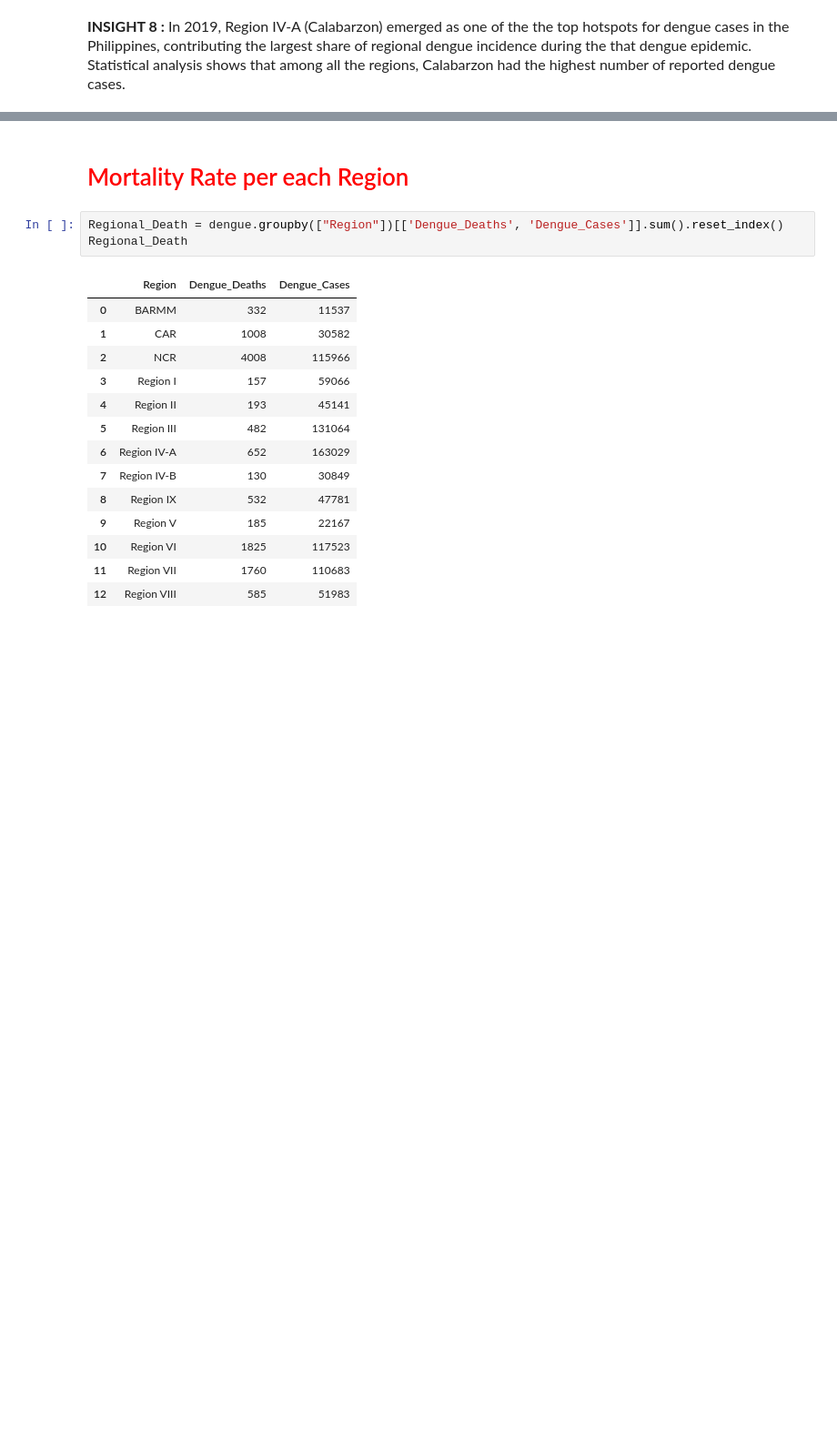
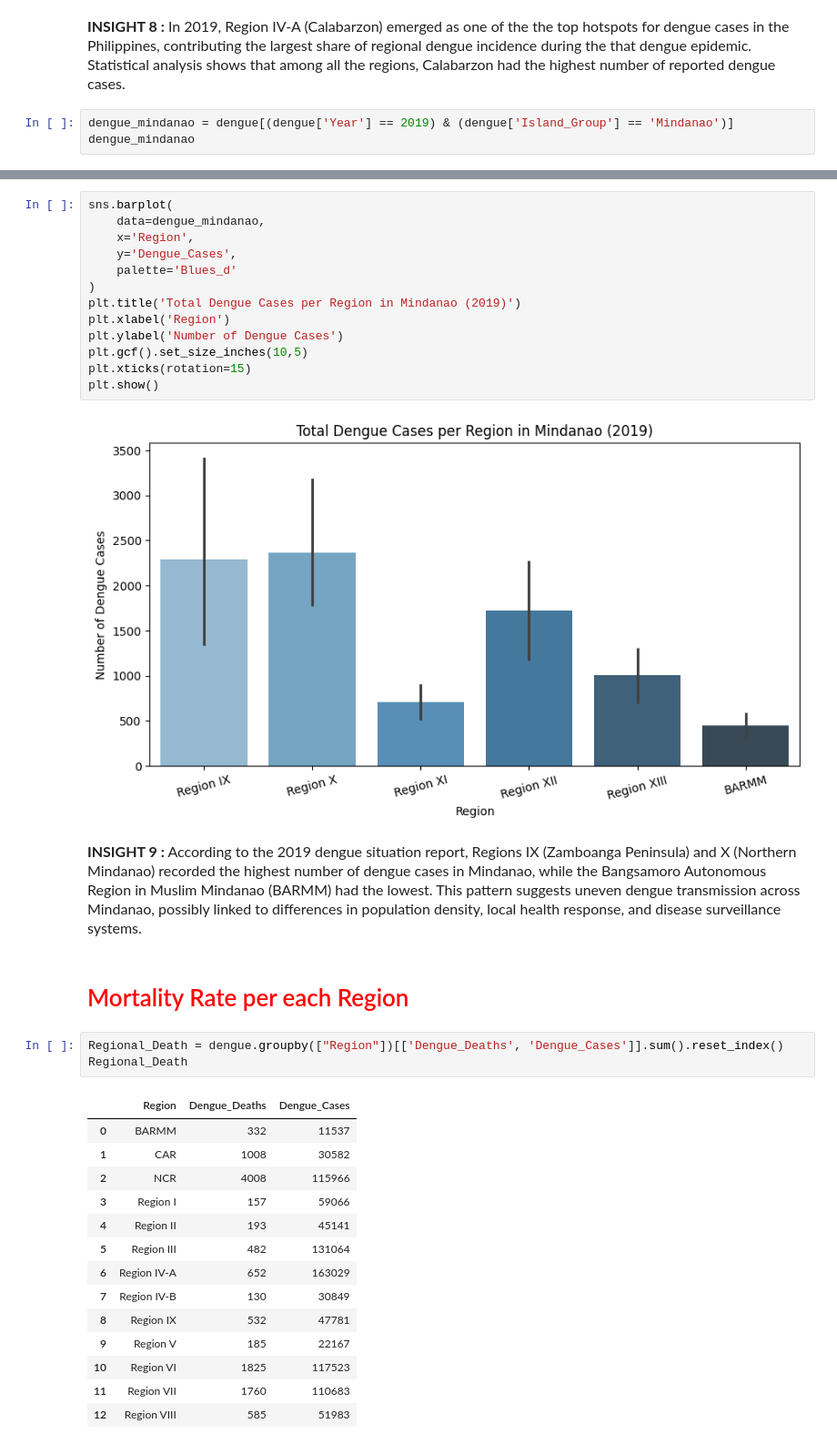
Before and after one commit to jshdnd16/ELEC303-DATA-ANALYTICS-DENADO, a Jupyter notebook: Project3_PH_Dengue.ipynb, the cells around one changed output, grey strips where cells are left out. Shown at 91% size. Saved outputs shown, nothing was run; the diff lists cells and outputs as text; blank space fills up the shorter version.

```diff
--- a/Project3_PH_Dengue.ipynb
+++ b/Project3_PH_Dengue.ipynb
@@ -246,2 +246,5 @@ plt.show()
 # %% [markdown]
 <p style = 'font-size: 16px;'><strong>INSIGHT 8 :</strong> In 2019, Region IV-A (Calabarzon) emerged as one of the the top hotspots for dengue cases in the Philippines, contributing the largest share of regional dengue incidence during the that dengue epidemic. Statistical analysis shows that among all the regions, Calabarzon had the highest number of reported dengue cases.</p>
+# %%
+dengue_mindanao = dengue[(dengue['Year'] == 2019) & (dengue['Island_Group'] == 'Mindanao')]
+dengue_mindanao
@@ -248,3 +265,20 @@ plt.show()
+# %%
+sns.barplot(
+    data=dengue_mindanao,
+    x='Region',
+    y='Dengue_Cases',
+    palette='Blues_d'
+)
+plt.title('Total Dengue Cases per Region in Mindanao (2019)')
+plt.xlabel('Region')
+plt.ylabel('Number of Dengue Cases')
+plt.gcf().set_size_inches(10,5)
+plt.xticks(rotation=15)
+plt.show()
+# %% [output]
+[figure, added]
+# %% [markdown]
+<p style = 'font-size: 16px;'><strong>INSIGHT 9 :</strong> According to the 2019 dengue situation report, Regions IX (Zamboanga Peninsula) and X (Northern Mindanao) recorded the highest number of dengue cases in Mindanao, while the Bangsamoro Autonomous Region in Muslim Mindanao (BARMM) had the lowest. This pattern suggests uneven dengue transmission across Mindanao, possibly linked to differences in population density, local health response, and disease surveillance systems.</p>
 # %% [markdown]
 <h1 style='color:red;'> Mortality Rate per each Region </h1>
 # %%
```
Also changed, not shown: parts of 7 cells of this notebook.
